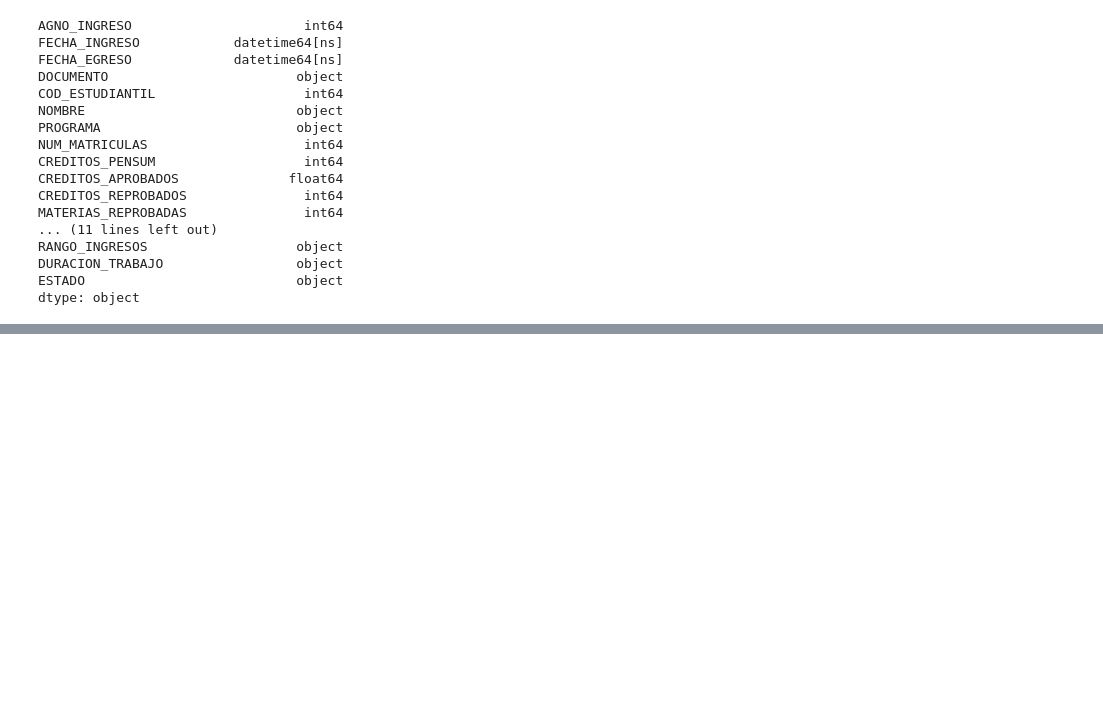
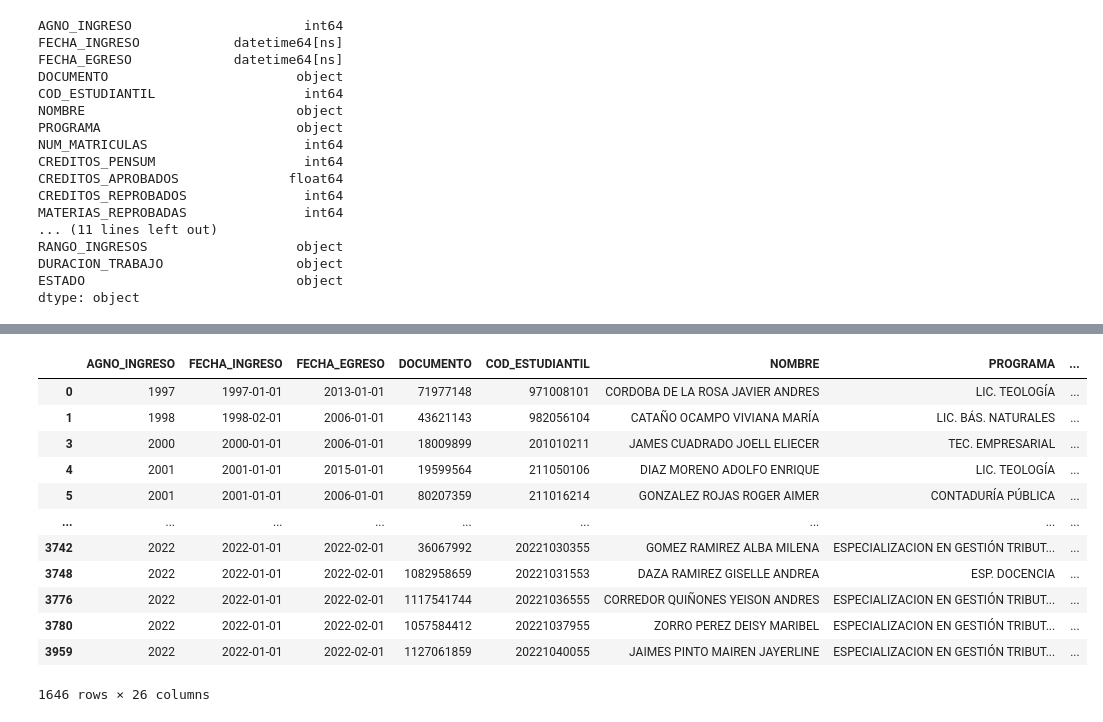
Before and after one commit to TheJokerV/PracticasEmpresariales, a Jupyter notebook: Bases de datos.ipynb, the cells around one changed output, grey strips where cells are left out. Cells and saved outputs as stored; diff of their text form; code cells hidden in the pictures; blank space fills up the shorter version.

```diff
--- a/Bases de datos.ipynb
+++ b/Bases de datos.ipynb
@@ -40,0 +58,16 @@ dtype: object
+# %%
+estudiantes[estudiantes.ESTADO == 'GRADUADO']
+# %% [output]
+|  | AGNO_INGRESO | FECHA_INGRESO | FECHA_EGRESO | DOCUMENTO | COD_ESTUDIANTIL | NOMBRE | PROGRAMA | ... |
+| 0 | 1997 | 1997-01-01 | 2013-01-01 | 71977148 | 971008101 | CORDOBA DE LA ROSA JAVIER ANDRES | LIC. TEOLOGÍA | ... |
+| 1 | 1998 | 1998-02-01 | 2006-01-01 | 43621143 | 982056104 | CATAÑO OCAMPO VIVIANA MARÍA | LIC. BÁS. NATURALES | ... |
+| 3 | 2000 | 2000-01-01 | 2006-01-01 | 18009899 | 201010211 | JAMES CUADRADO JOELL ELIECER | TEC. EMPRESARIAL | ... |
+| 4 | 2001 | 2001-01-01 | 2015-01-01 | 19599564 | 211050106 | DIAZ MORENO ADOLFO ENRIQUE | LIC. TEOLOGÍA | ... |
+| 5 | 2001 | 2001-01-01 | 2006-01-01 | 80207359 | 211016214 | GONZALEZ ROJAS ROGER AIMER | CONTADURÍA PÚBLICA | ... |
+| ... | ... | ... | ... | ... | ... | ... | ... | ... |
+| 3742 | 2022 | 2022-01-01 | 2022-02-01 | 36067992 | 20221030355 | GOMEZ RAMIREZ ALBA MILENA | ESPECIALIZACION EN GESTIÓN TRIBUT... | ... |
+| 3748 | 2022 | 2022-01-01 | 2022-02-01 | 1082958659 | 20221031553 | DAZA RAMIREZ GISELLE ANDREA | ESP. DOCENCIA | ... |
+| 3776 | 2022 | 2022-01-01 | 2022-02-01 | 1117541744 | 20221036555 | CORREDOR QUIÑONES YEISON ANDRES | ESPECIALIZACION EN GESTIÓN TRIBUT... | ... |
+| 3780 | 2022 | 2022-01-01 | 2022-02-01 | 1057584412 | 20221037955 | ZORRO PEREZ DEISY MARIBEL | ESPECIALIZACION EN GESTIÓN TRIBUT... | ... |
+| 3959 | 2022 | 2022-01-01 | 2022-02-01 | 1127061859 | 20221040055 | JAIMES PINTO MAIREN JAYERLINE | ESPECIALIZACION EN GESTIÓN TRIBUT... | ... |
+1646 rows × 26 columns
```
Also changed, not shown: parts of 5 cells of this notebook, 4 other files.
